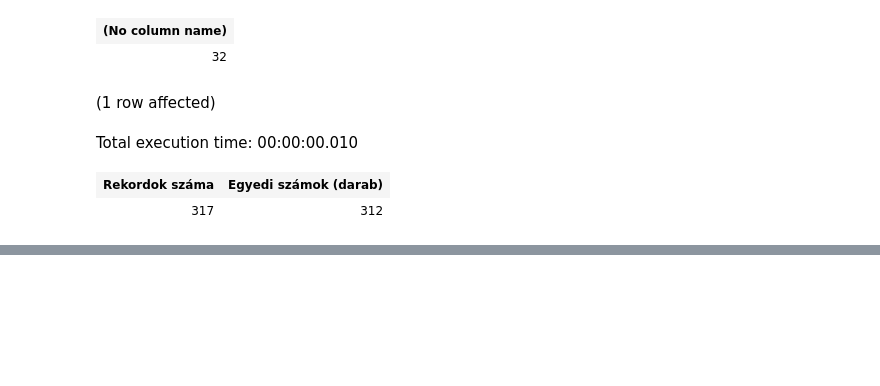
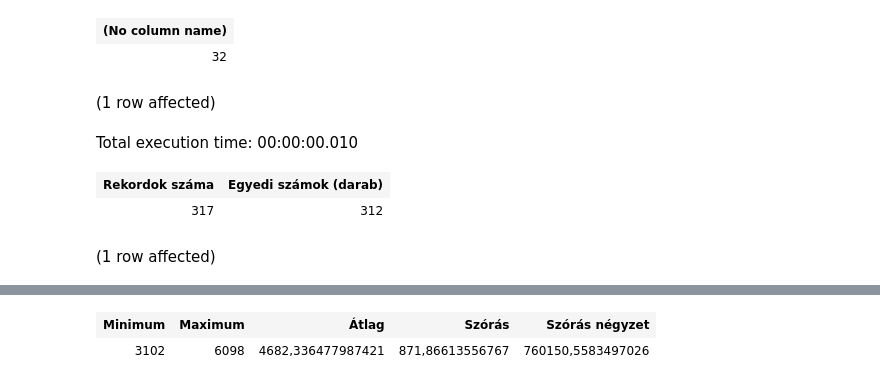
Before and after one commit to marinatoth/db_sql, a Jupyter notebook: hazi_adatprofilozas.ipynb, the cells around one changed output, grey strips where cells are left out. Cells and saved outputs as stored; diff of their text form; code cells hidden in the pictures; blank space fills up the shorter version.

```diff
--- a/hazi_adatprofilozas.ipynb
+++ b/hazi_adatprofilozas.ipynb
@@ -193,3 +193,13 @@ WHERE szam IS NOT NULL
 Total execution time: 00:00:00.010
 | Rekordok száma | Egyedi számok (darab) |
 | 317 | 312 |
+# %%
+SELECT MIN(nettoar) AS 'Minimum',
+       MAX(nettoar) AS 'Maximum',
+       AVG(nettoar) AS 'Átlag',
+       STDEV(nettoar) AS 'Szórás',
+       VAR(nettoar) AS 'Szórás négyzet'
+FROM dvd
+WHERE nettoar IS NOT NULL
+# %% [output]
+(1 row affected)
@@ -195,0 +207,2 @@ Total execution time: 00:00:00.010
+| Minimum | Maximum | Átlag | Szórás | Szórás négyzet |
+| 3102 | 6098 | 4682,336477987421 | 871,86613556767 | 760150,5583497026 |
```
Also changed, not shown: parts of 4 cells of this notebook.
